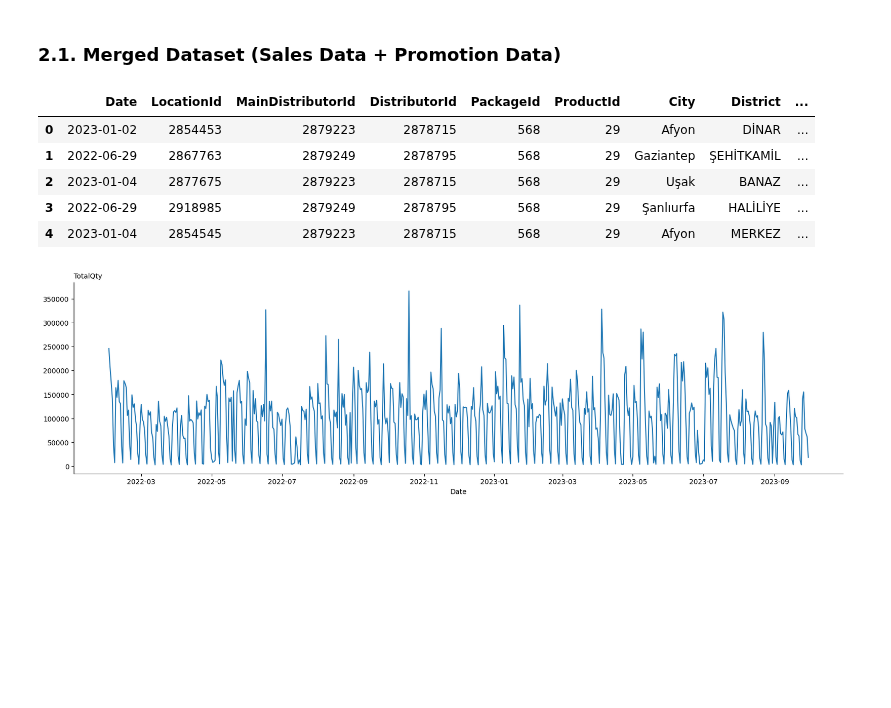
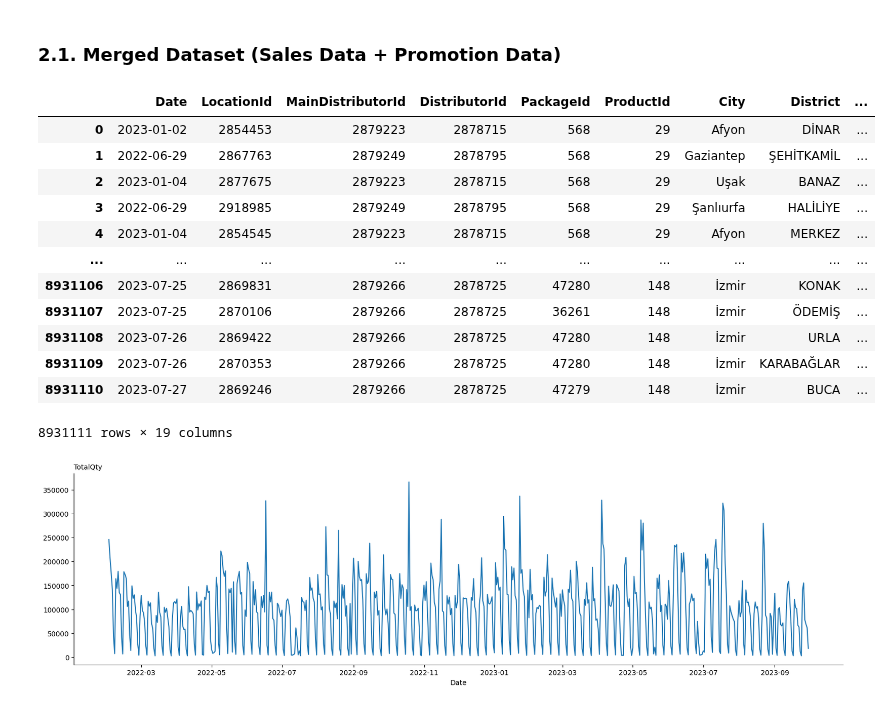
Before and after one commit to ayigitdogan/PharmaProject, a Jupyter notebook: IE492 - Pharma Project.ipynb, the cells around one changed output. Drawn from its saved outputs; the diff is of its cells as text; code cells hidden in the pictures; blank space fills up the shorter version.

```diff
--- a/IE492 - Pharma Project.ipynb
+++ b/IE492 - Pharma Project.ipynb
@@ -82,14 +82,21 @@ df_promo.head()
 # %%
 df = pd.read_parquet("Sales_Data_v2.parquet")
 df["TotalQty"] = df["PaidQty"] + df["FreeQty"]
-df.head()
+df
 # %% [output]
 |  | Date | LocationId | MainDistributorId | DistributorId | PackageId | ProductId | City | District | ... |
 | 0 | 2023-01-02 | 2854453 | 2879223 | 2878715 | 568 | 29 | Afyon | DİNAR | ... |
 | 1 | 2022-06-29 | 2867763 | 2879249 | 2878795 | 568 | 29 | Gaziantep | ŞEHİTKAMİL | ... |
 | 2 | 2023-01-04 | 2877675 | 2879223 | 2878715 | 568 | 29 | Uşak | BANAZ | ... |
 | 3 | 2022-06-29 | 2918985 | 2879249 | 2878795 | 568 | 29 | Şanlıurfa | HALİLİYE | ... |
 | 4 | 2023-01-04 | 2854545 | 2879223 | 2878715 | 568 | 29 | Afyon | MERKEZ | ... |
+| ... | ... | ... | ... | ... | ... | ... | ... | ... | ... |
+| 8931106 | 2023-07-25 | 2869831 | 2879266 | 2878725 | 47280 | 148 | İzmir | KONAK | ... |
+| 8931107 | 2023-07-25 | 2870106 | 2879266 | 2878725 | 36261 | 148 | İzmir | ÖDEMİŞ | ... |
+| 8931108 | 2023-07-26 | 2869422 | 2879266 | 2878725 | 47280 | 148 | İzmir | URLA | ... |
+| 8931109 | 2023-07-26 | 2870353 | 2879266 | 2878725 | 47280 | 148 | İzmir | KARABAĞLAR | ... |
+| 8931110 | 2023-07-27 | 2869246 | 2879266 | 2878725 | 47279 | 148 | İzmir | BUCA | ... |
+8931111 rows × 19 columns
 # %%
 sales = df
 sales = sales.groupby([sales['Date'].dt.date])['TotalQty'].sum()
```
Also changed, not shown: parts of 2 cells of this notebook.
